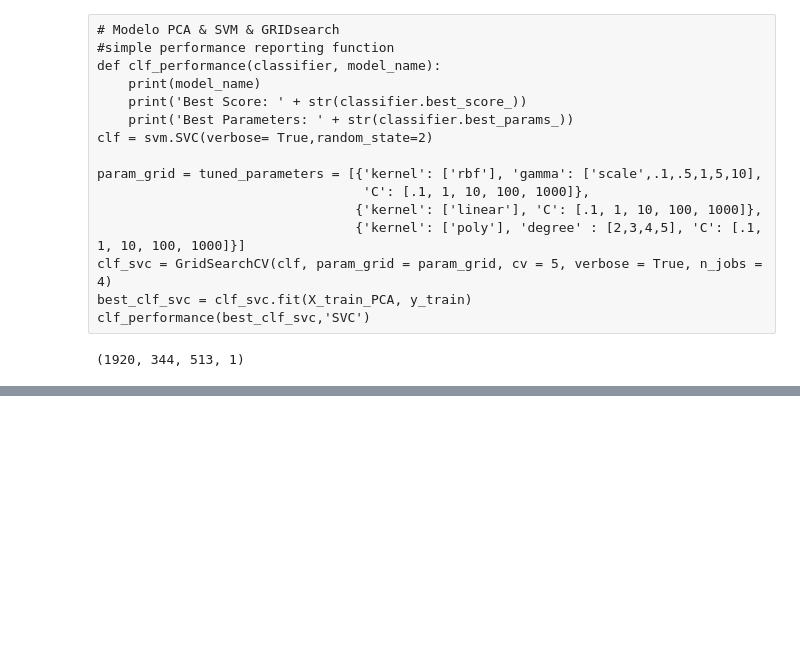
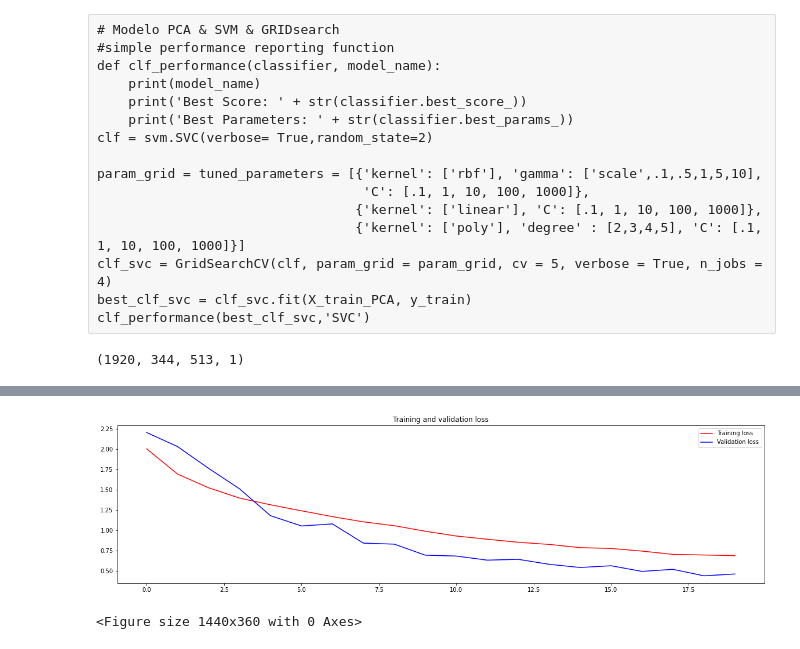
Before and after one commit to DavidCastilloAlvarado/STFT_ESC10, a Jupyter notebook: STFTstudy.ipynb, the cells around one changed output, grey strips where cells are left out. Saved outputs shown, nothing was run; the diff lists cells and outputs as text; code cells hidden in the pictures; blank space fills up the shorter version.

```diff
--- a/STFTstudy.ipynb
+++ b/STFTstudy.ipynb
@@ -506,14 +512,17 @@ _________________________________________________________________
+# %%
+n_epochs = 20
 # %%
 # %%
 # Entrenando modelo Deep learning
 logdir="logs2"
 epoch_add = 20
 tboard_callback = TensorBoard(log_dir=logdir)
+model_checkpoint = ModelCheckpoint('models/soundClassCRNN_val{val_accuracy:.2f}_train{accuracy:.2f}.hdf5', monitor='val_loss',verbose=1, save_best_only=True)
 history = model.fit(X_train_NN, y_train_NN,
                     #steps_per_epoch = 8,   #cantidad de veces que se calculará el gradiente |DATOStotale = steps_per_epoch * batch_size
-                    batch_size=8,          #cantidad de muestras para calcular el gradiente
+                    batch_size=16,          #cantidad de muestras para calcular el gradiente
                     epochs=n_epochs+epoch_add,
                     initial_epoch = n_epochs,
-                    callbacks=[tboard_callback],
+                    callbacks=[tboard_callback,model_checkpoint],
                     validation_data = (X_test_NN,y_test_NN))
 # %% [output]
@@ -539,13 +546,16 @@ model.save_weights('models/CRNN.h5')
 # %%
 import matplotlib.pyplot as plt
 acc = history.history['accuracy']
 val_acc = history.history['val_accuracy']
 loss = history.history['loss']
 val_loss = history.history['val_loss']
 epochs = range(len(acc))
 plt.plot(epochs, loss, 'r', label='Training loss')
 plt.plot(epochs, val_loss, 'b', label='Validation loss')
-plt.title('Training and validation accuracy')
+plt.title('Training and validation loss')
 plt.legend(loc=0)
 plt.figure()
 plt.show()
+# %% [output]
+[figure, added]
+<Figure size 1440x360 with 0 Axes>
```
Also changed, not shown: parts of 5 cells of this notebook.
